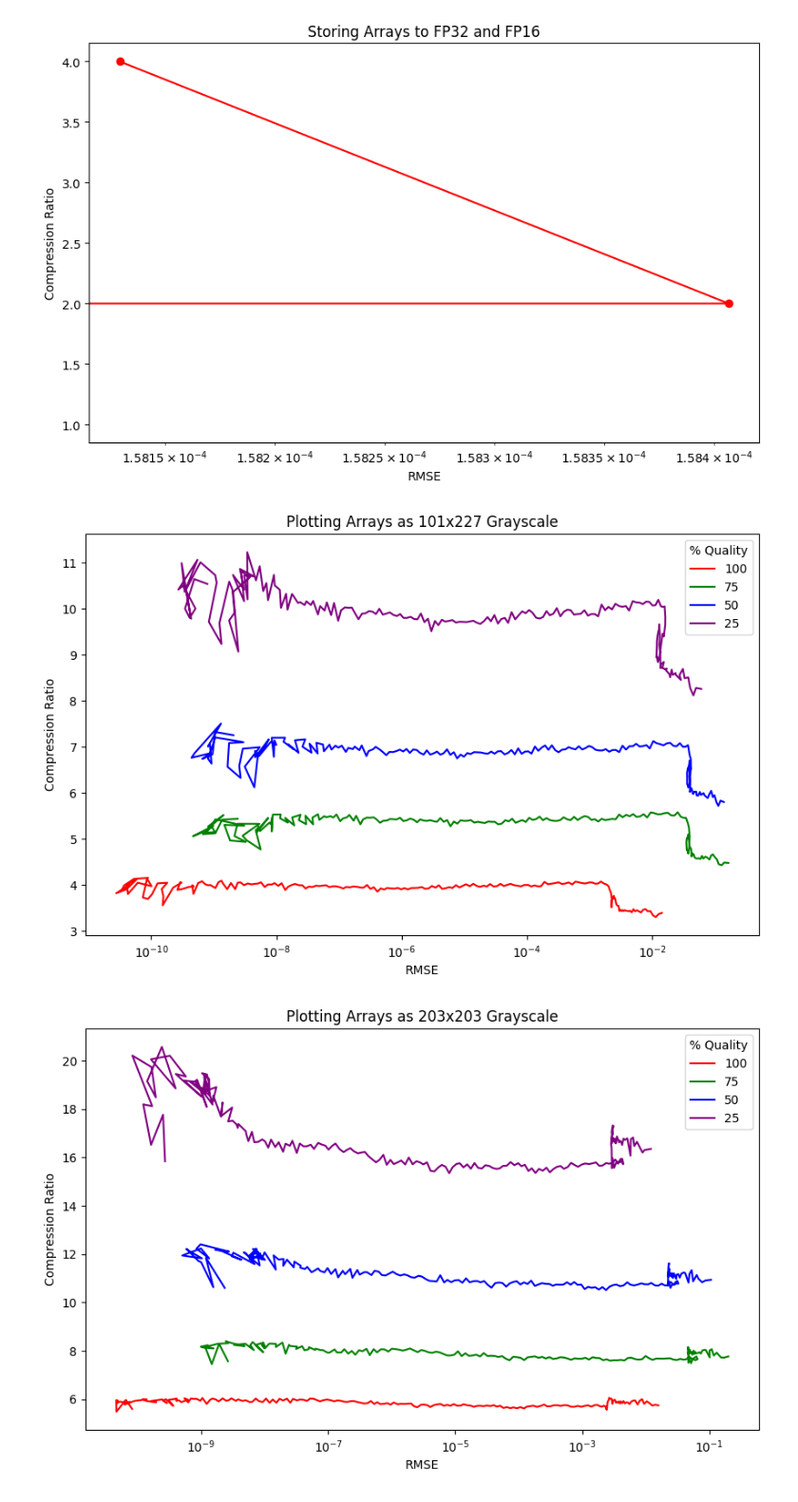
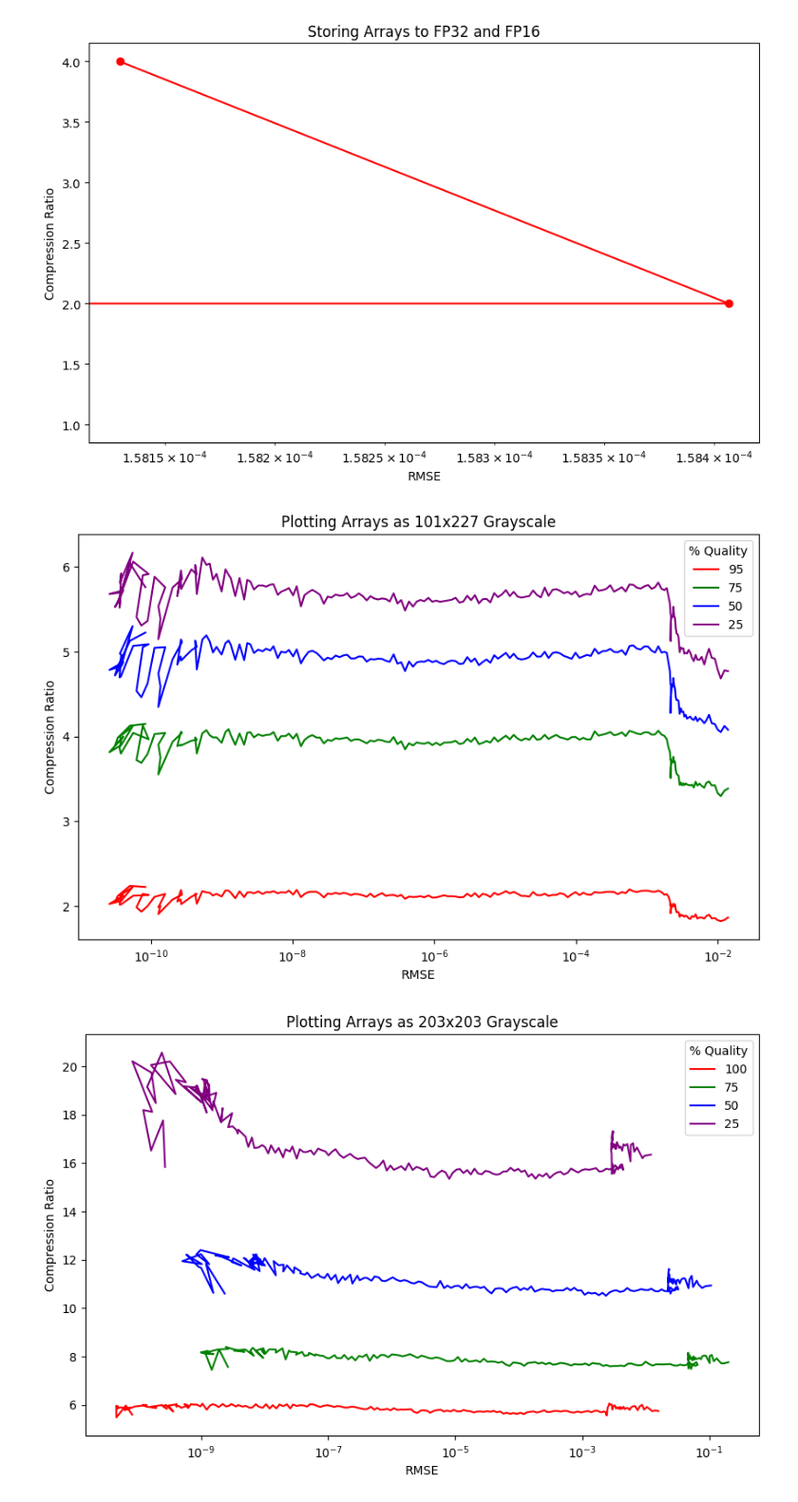
Before and after one commit to sarthaag/data-compression, a Jupyter notebook: analysis2_combined.ipynb, the cells around one changed output. Shown at 95% size. Saved outputs shown, nothing was run; the diff lists cells and outputs as text; code cells hidden in the pictures.

```diff
--- a/analysis2_combined.ipynb
+++ b/analysis2_combined.ipynb
@@ -28,20 +42,20 @@ plt.show()
 # %%
 # Analysis 2.1
 
 plt.figure(figsize=(10, 6))
-plt.plot(df['RMSE2.1.100'], df['CR2.1.100'], color='red', label='100')
+plt.plot(df['RMSE2.1.95'], df['CR2.1.95'], color='red', label='95')
 plt.plot(df['RMSE2.1.75'], df['CR2.1.75'], color='green', label='75')
 plt.plot(df['RMSE2.1.50'], df['CR2.1.50'], color='blue', label='50')
 plt.plot(df['RMSE2.1.25'], df['CR2.1.25'], color='purple', label='25')
 plt.legend(title='% Quality')
 
 plt.xlabel("RMSE")
 plt.ylabel("Compression Ratio")
 plt.xscale("log")
 plt.title("Plotting Arrays as 101x227 Grayscale")
 plt.show()
 # %% [output]
-[figure, old version]
+[figure, new version]
 # %%
 # Analysis 2.2
 
```
Also changed, not shown: parts of 1 cell of this notebook, 14 other files.
